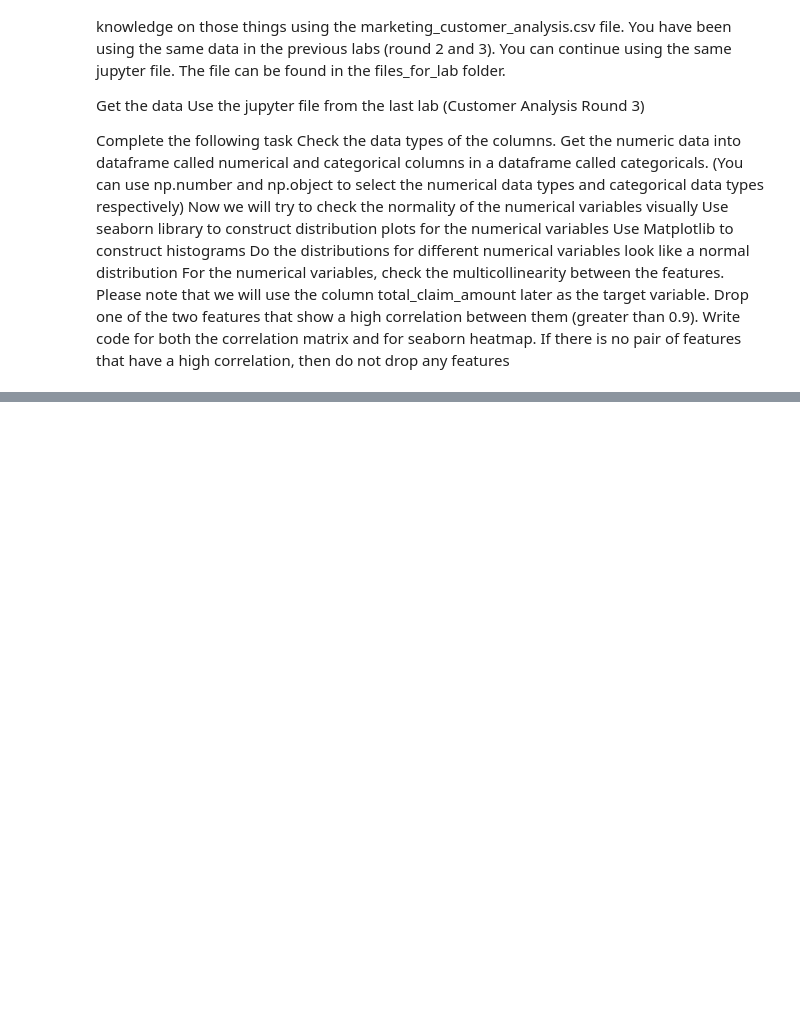
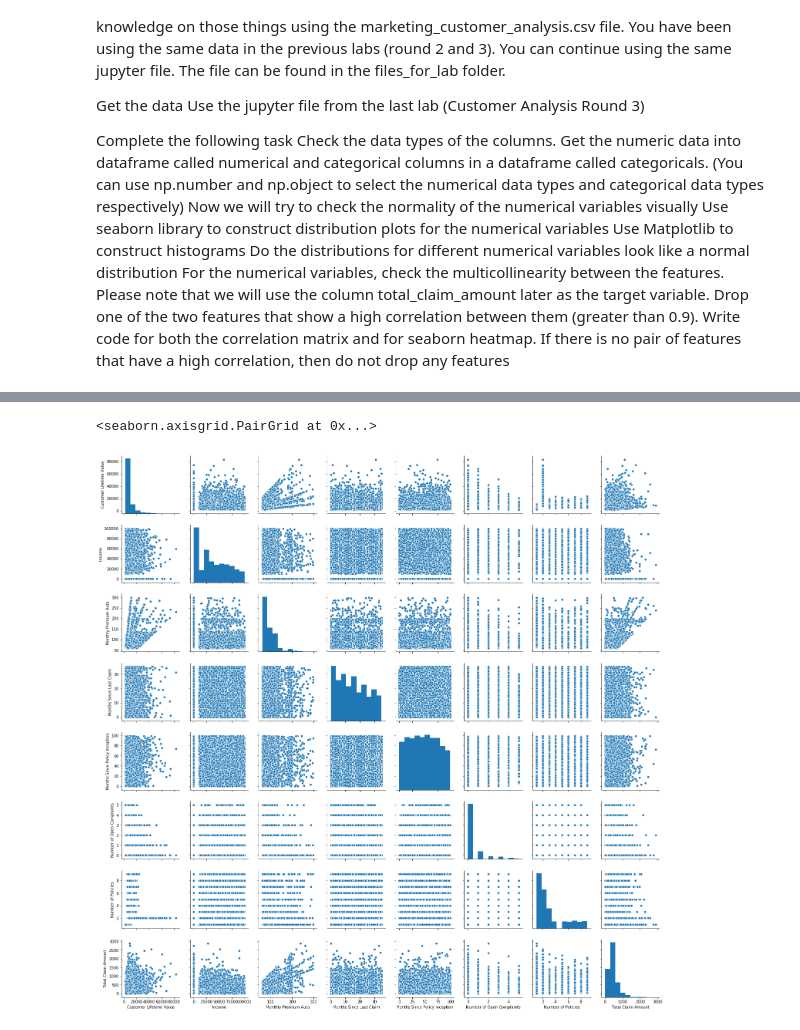
Before and after one commit to FrCloers/lab-customer-analysis-round-3, a Jupyter notebook: files_for_lab/csv_files/lab-customer-analysis-round-3+4.ipynb, the cells around one changed output, grey strips where cells are left out. Saved outputs shown, nothing was run; the diff lists cells and outputs as text; code cells hidden in the pictures; blank space fills up the shorter version.

```diff
--- a/files_for_lab/csv_files/lab-customer-analysis-round-3+4.ipynb
+++ b/files_for_lab/csv_files/lab-customer-analysis-round-3+4.ipynb
@@ -103,0 +126,5 @@ Drop one of the two features that show a high correlation between them (greater
+# %%
+#Get the numeric data into dataframe called numerical.
+
+numerical = data._get_numeric_data()
+numerical.head()
@@ -103,0 +142,7 @@ Drop one of the two features that show a high correlation between them (greater
+# %%
+#Use seaborn library to construct distribution plots for the numerical variables.
+
+sns.pairplot(numerical)
+# %% [output]
+<seaborn.axisgrid.PairGrid at 0x...>
+[figure, added]
```
Also changed, not shown: parts of 7 cells of this notebook.
